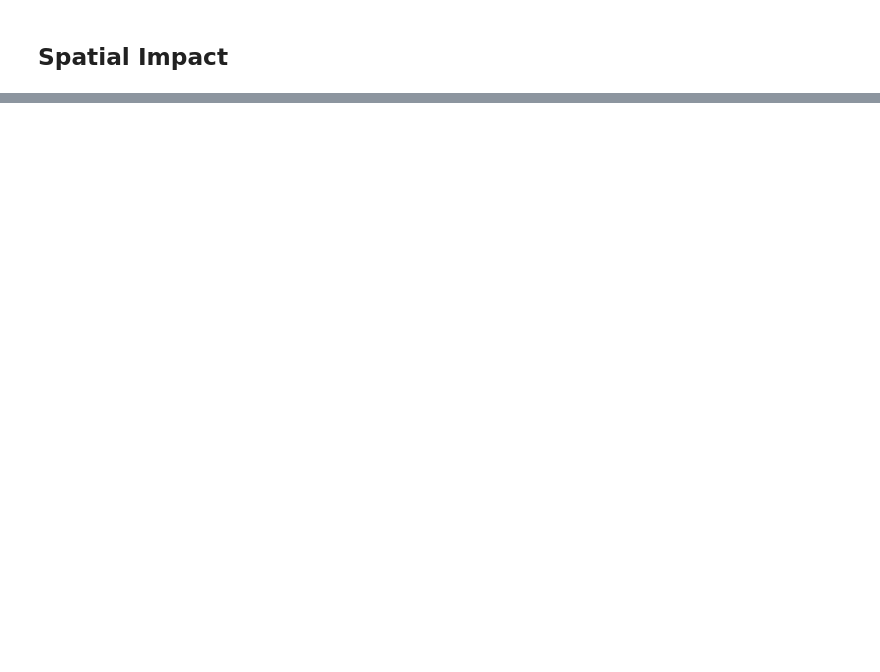
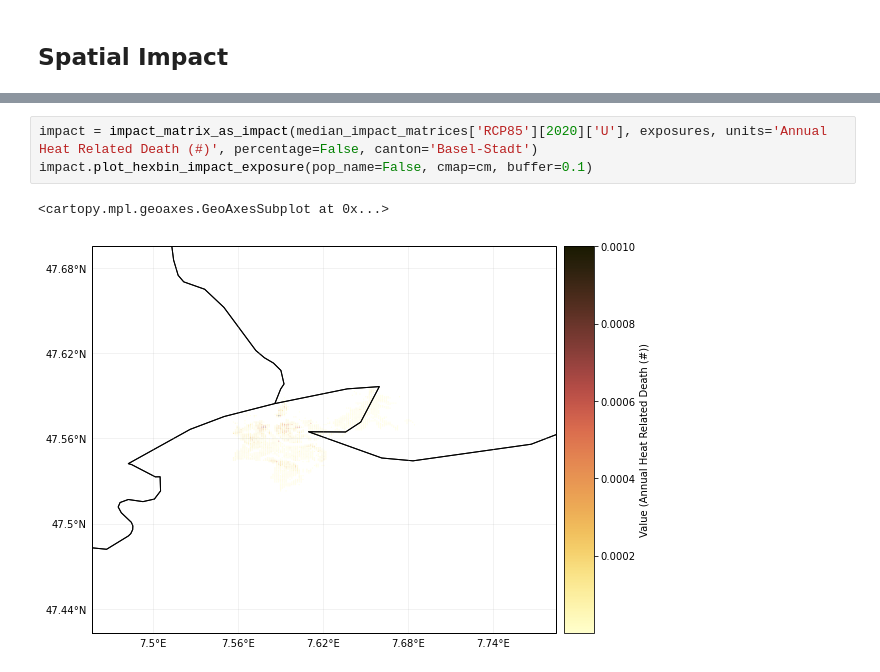
Before and after one commit to zeliest/heat_mortality_productivity_impacts, a Jupyter notebook: data_analysis/notebooks/results_test.ipynb, the cells around one changed output, grey strips where cells are left out. Saved outputs shown, nothing was run; the diff lists cells and outputs as text; blank space fills up the shorter version.

```diff
--- a/data_analysis/notebooks/results_test.ipynb
+++ b/data_analysis/notebooks/results_test.ipynb
@@ -56,0 +63,6 @@ impact = impact_matrix_as_impact(median_impact_matrices['RCP85'][2020]['U'], exp
+# %%
+impact = impact_matrix_as_impact(median_impact_matrices['RCP85'][2020]['U'], exposures, units='Annual Heat Related Death (#)', percentage=False, canton='Basel-Stadt')
+impact.plot_hexbin_impact_exposure(pop_name=False, cmap=cm, buffer=0.1)
+# %% [output]
+<cartopy.mpl.geoaxes.GeoAxesSubplot at 0x...>
+[figure, added]
```
Also changed, not shown: parts of 4 cells of this notebook.
